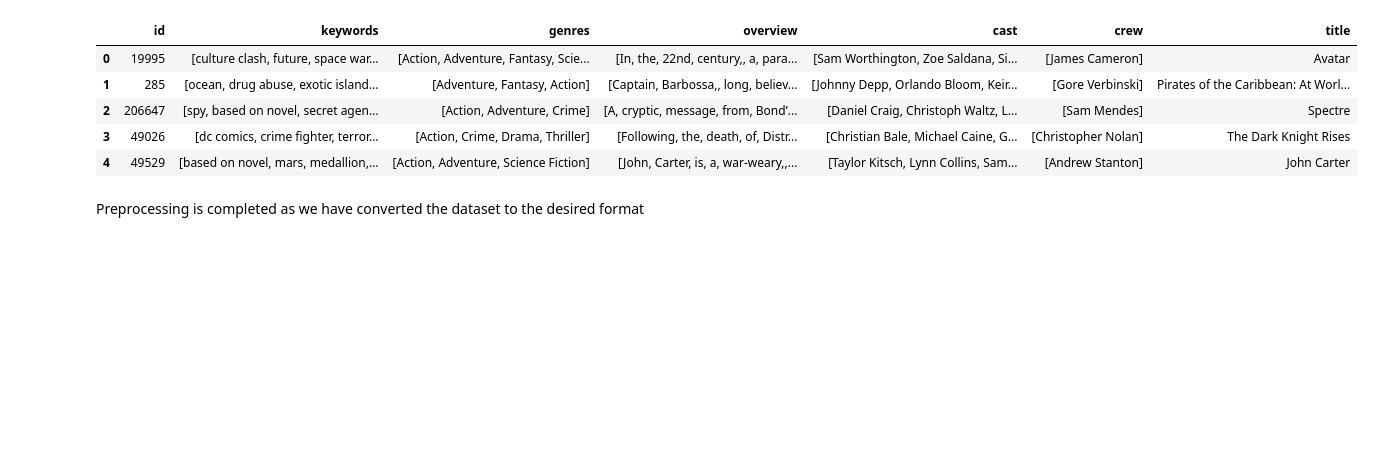
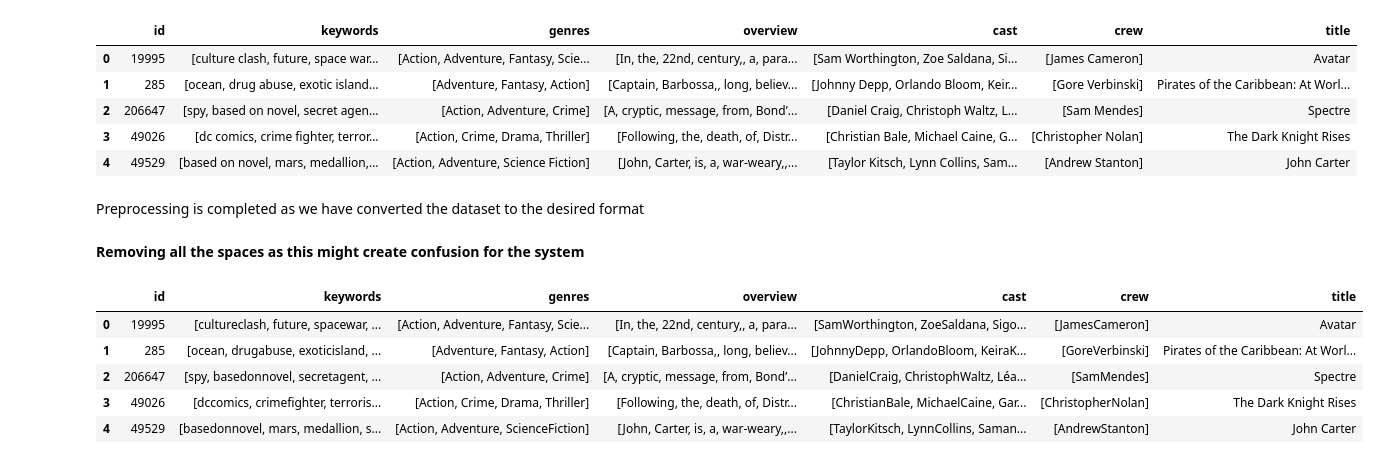
Before and after one commit to mr-ayush-agrawal/Movie_Recommender, a Jupyter notebook: Analysis.ipynb, the cells around one changed output. Drawn from its saved outputs; the diff is of its cells as text; code cells hidden in the pictures; blank space fills up the shorter version.

```diff
--- a/Analysis.ipynb
+++ b/Analysis.ipynb
@@ -312,3 +312,25 @@ movies.head()
 | 4 | 49529 | [based on novel, mars, medallion,... | [Action, Adventure, Science Fiction] | [John, Carter, is, a, war-weary,,... | [Taylor Kitsch, Lynn Collins, Sam... | [Andrew Stanton] | John Carter |
 # %% [markdown]
 Preprocessing is completed as we have converted the dataset to the desired format
+# %% [markdown]
+**Removing all the spaces as this might create confusion for the system**
+# %%
+def delSp(lst):
+    final = []
+    for gen in lst:
+        final.append(gen.replace(" ",""))
+
+    return final
+# %%
+movies['genres'] = movies['genres'].apply(delSp)
+movies['keywords'] = movies['keywords'].apply(delSp)
+movies['cast'] = movies['cast'].apply(delSp)
+movies['crew'] = movies['crew'].apply(delSp)
+movies.head()
+# %% [output]
+|  | id | keywords | genres | overview | cast | crew | title |
+| 0 | 19995 | [cultureclash, future, spacewar, ... | [Action, Adventure, Fantasy, Scie... | [In, the, 22nd, century,, a, para... | [SamWorthington, ZoeSaldana, Sigo... | [JamesCameron] | Avatar |
+| 1 | 285 | [ocean, drugabuse, exoticisland, ... | [Adventure, Fantasy, Action] | [Captain, Barbossa,, long, believ... | [JohnnyDepp, OrlandoBloom, KeiraK... | [GoreVerbinski] | Pirates of the Caribbean: At Worl... |
+| 2 | 206647 | [spy, basedonnovel, secretagent, ... | [Action, Adventure, Crime] | [A, cryptic, message, from, Bond’... | [DanielCraig, ChristophWaltz, Léa... | [SamMendes] | Spectre |
+| 3 | 49026 | [dccomics, crimefighter, terroris... | [Action, Crime, Drama, Thriller] | [Following, the, death, of, Distr... | [ChristianBale, MichaelCaine, Gar... | [ChristopherNolan] | The Dark Knight Rises |
+| 4 | 49529 | [basedonnovel, mars, medallion, s... | [Action, Adventure, ScienceFiction] | [John, Carter, is, a, war-weary,,... | [TaylorKitsch, LynnCollins, Saman... | [AndrewStanton] | John Carter |
```
Also changed, not shown: parts of 7 cells of this notebook, 1 other file.
